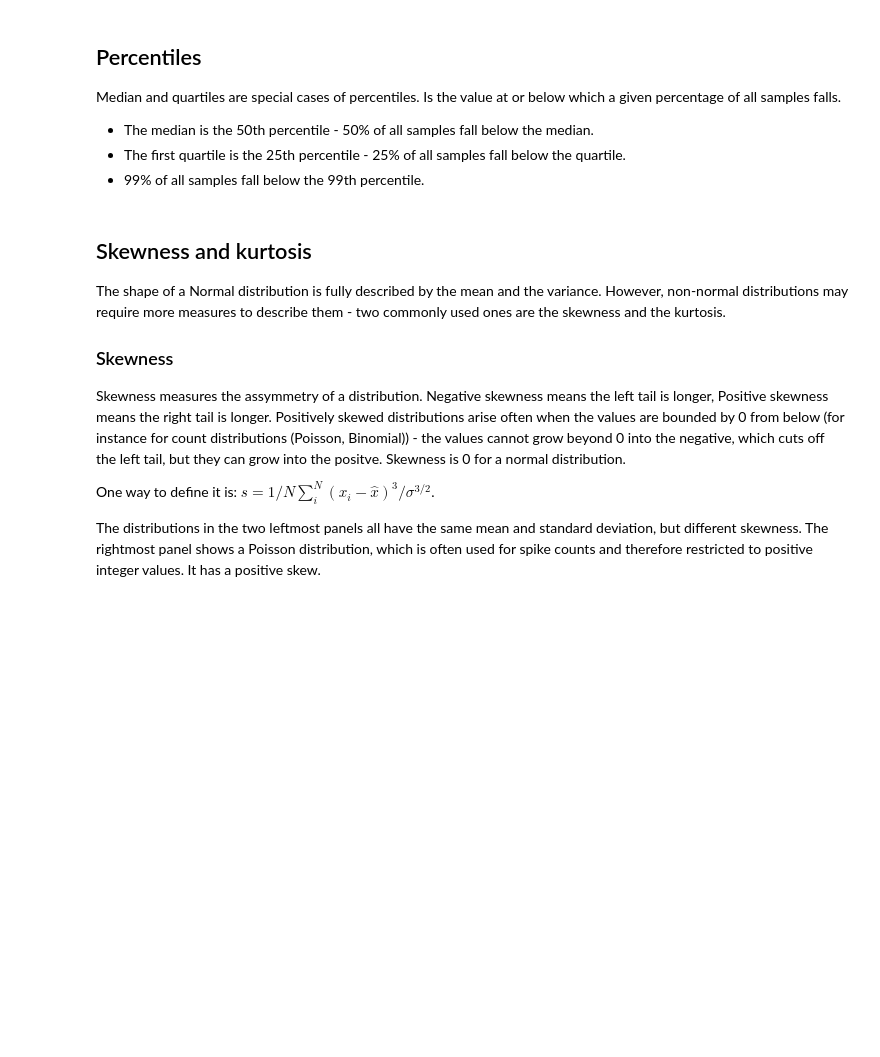
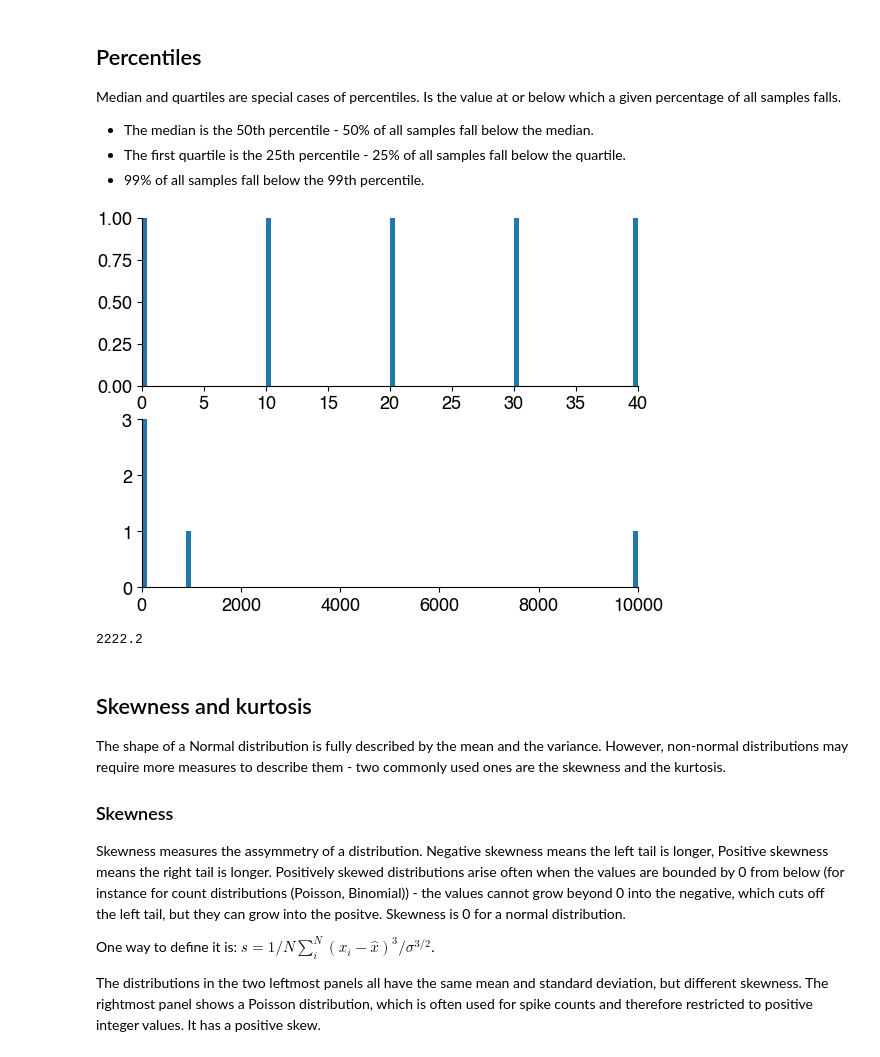
Before and after one commit to janclemenslab/neu715, a Jupyter notebook: docs/_sources/lectures/lecture 5/5.02_descriptive_stats.ipynb, the cells around one changed output. Saved outputs shown, nothing was run; the diff lists cells and outputs as text; code cells hidden in the pictures; blank space fills up the shorter version.

```diff
--- a/docs/_sources/lectures/lecture 5/5.02_descriptive_stats.ipynb
+++ b/docs/_sources/lectures/lecture 5/5.02_descriptive_stats.ipynb
@@ -107,6 +117,24 @@ Is the value at or below which a given percentage of all samples falls.
 - The median is the 50th percentile - 50% of all samples fall below the median.
 - The first quartile is the 25th percentile - 25% of all samples fall below the quartile.
 - 99% of all samples fall below the 99th percentile.
+# %%
+# median, IQR, perceitiles are rank-based descriptive statistics
+x1 = [0, 10, 20, 30, 40]
+x2 = [1, 10, 100, 1000, 10000]
+
+plt.subplot(2, 1, 1)
+plt.hist(x1, bins=100)
+plt.subplot(2, 1, 2)
+plt.hist(x2, bins=100)
+plt.show()
+
+# compute the ranks of the data values:
+x1_rank = [1,2,3,4,5]
+x2_rank = [1,2,3,4,5]
+np.mean(x2)
+# %% [output]
+[figure, added]
+2222.2
 # %% [markdown]
 ## Skewness and kurtosis
 
```
Also changed, not shown: parts of 2 cells of this notebook, 12 other files.
